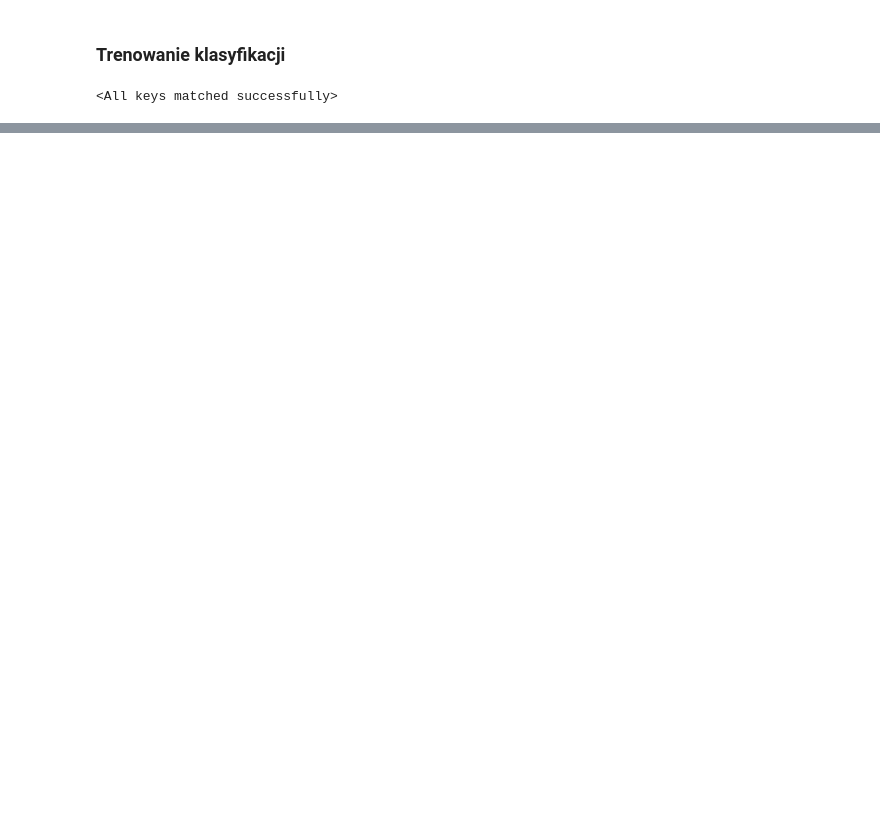
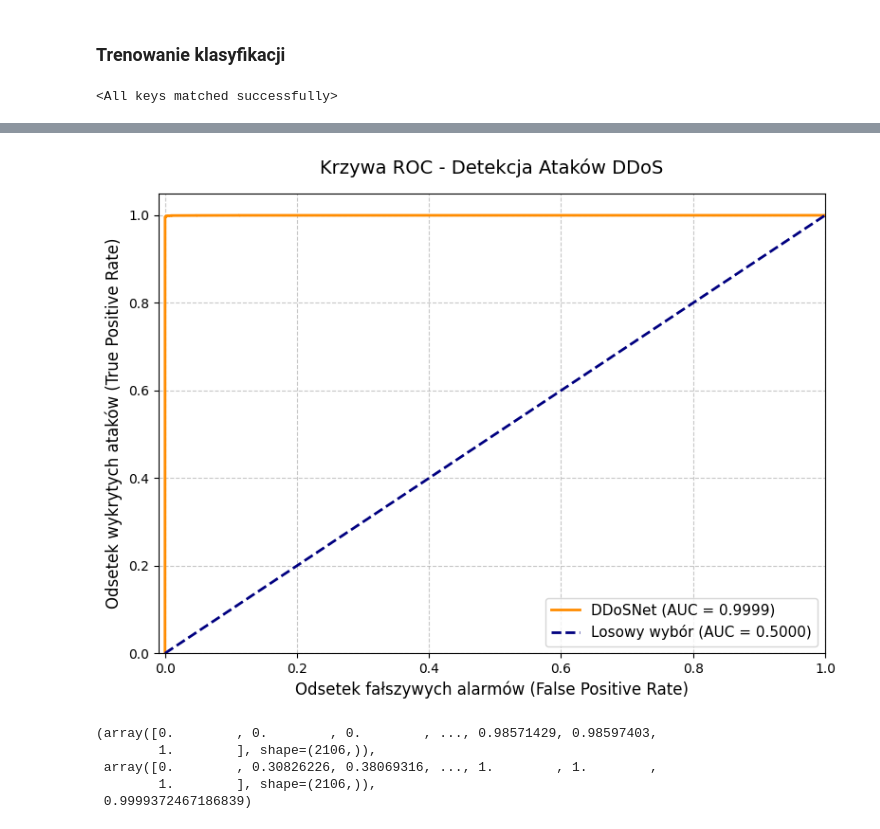
Before and after one commit to mkan1ewski/DDOS-Detection-Model, a Jupyter notebook: main.ipynb, the cells around one changed output, grey strips where cells are left out. Cells and saved outputs as stored; diff of their text form; code cells hidden in the pictures; blank space fills up the shorter version.

```diff
--- a/main.ipynb
+++ b/main.ipynb
@@ -732,0 +803,9 @@ weighted avg       1.00      1.00      1.00     24751
+# %%
+evaluate_and_plot_roc(final_model, test_loader, device)
+# %% [output]
+[figure, added]
+(array([0.        , 0.        , 0.        , ..., 0.98571429, 0.98597403,
+        1.        ], shape=(2106,)),
+ array([0.        , 0.30826226, 0.38069316, ..., 1.        , 1.        ,
+        1.        ], shape=(2106,)),
+ 0.9999372467186839)
```
Also changed, not shown: parts of 13 cells of this notebook, 8 other files.
